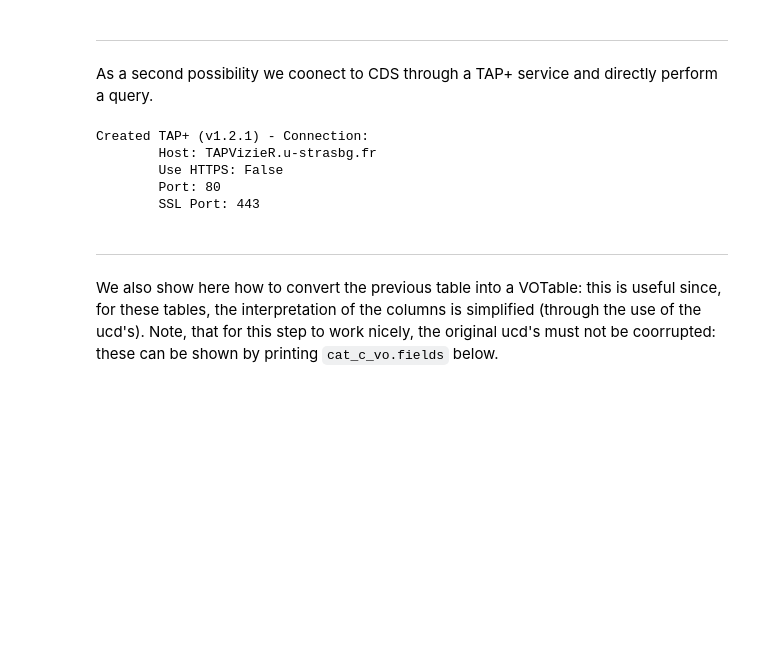
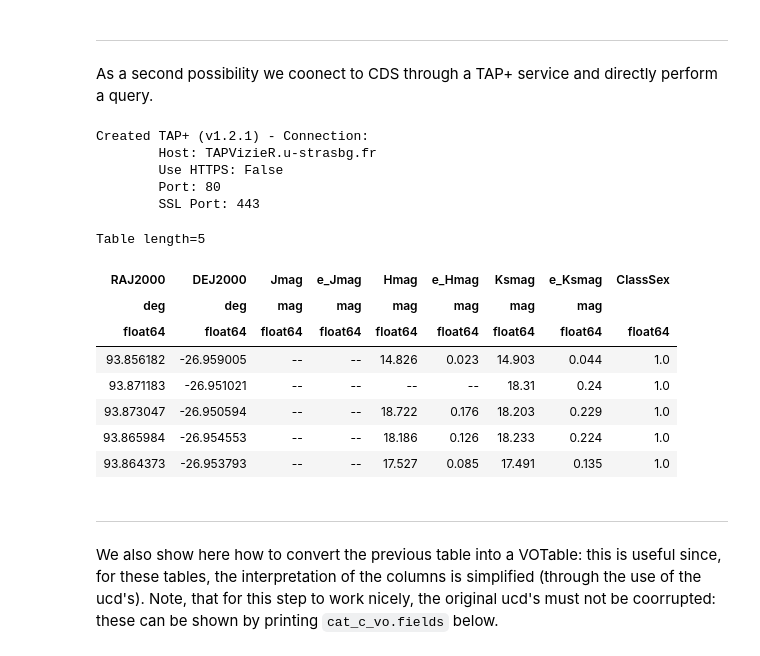
Before and after one commit to astrozot/xnicer, a Jupyter notebook: example.ipynb, the cells around one changed output. Drawn from its saved outputs; the diff is of its cells as text; code cells hidden in the pictures; blank space fills up the shorter version.

```diff
--- a/example.ipynb
+++ b/example.ipynb
@@ -54,18 +54,28 @@ As a second possibility we coonect to CDS through a TAP+ service and directly pe
 # %%
 from astroquery.utils.tap.core import TapPlus
 
 tap = TapPlus(url="http://TAPVizieR.u-strasbg.fr/TAPVizieR/tap/")
 job = tap.launch_job("""
-SELECT TOP 100 RAJ2000, DEJ2000, Jmag, e_Jmag, Hmag, e_Hmag, Ksmag, e_Ksmag, ClassSex
+SELECT RAJ2000, DEJ2000, Jmag, e_Jmag, Hmag, e_Hmag, Ksmag, e_Ksmag, ClassSex
 FROM "J/A+A/587/A153/control"
 """, output_format="votable")
 cat_c = job.get_results()
+cat_c[:5]
 # %% [output]
 Created TAP+ (v1.2.1) - Connection:
         Host: TAPVizieR.u-strasbg.fr
         Use HTTPS: False
         Port: 80
         SSL Port: 443
+Table length=5
+| RAJ2000 | DEJ2000 | Jmag | e_Jmag | Hmag | e_Hmag | Ksmag | e_Ksmag | ClassSex |
+| deg | deg | mag | mag | mag | mag | mag | mag |  |
+| float64 | float64 | float64 | float64 | float64 | float64 | float64 | float64 | float64 |
+| 93.856182 | -26.959005 | -- | -- | 14.826 | 0.023 | 14.903 | 0.044 | 1.0 |
+| 93.871183 | -26.951021 | -- | -- | -- | -- | 18.31 | 0.24 | 1.0 |
+| 93.873047 | -26.950594 | -- | -- | 18.722 | 0.176 | 18.203 | 0.229 | 1.0 |
+| 93.865984 | -26.954553 | -- | -- | 18.186 | 0.126 | 18.233 | 0.224 | 1.0 |
+| 93.864373 | -26.953793 | -- | -- | 17.527 | 0.085 | 17.491 | 0.135 | 1.0 |
 # %% [markdown]
 ---
 We also show here how to convert the previous table into a VOTable: this is useful since, for these tables, the interpretation of the columns is simplified (through the use of the ucd's). Note, that for this step to work nicely, the original ucd's must not be coorrupted: these can be shown by printing `cat_c_vo.fields` below.
```
Also changed, not shown: parts of 5 cells of this notebook, 8 other files.
